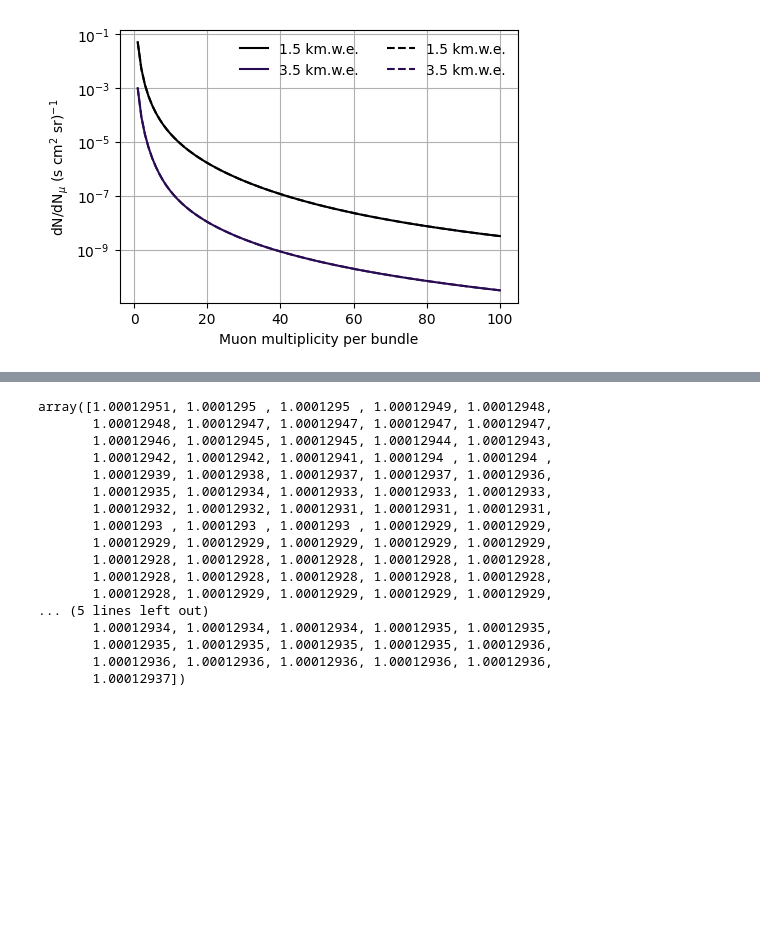
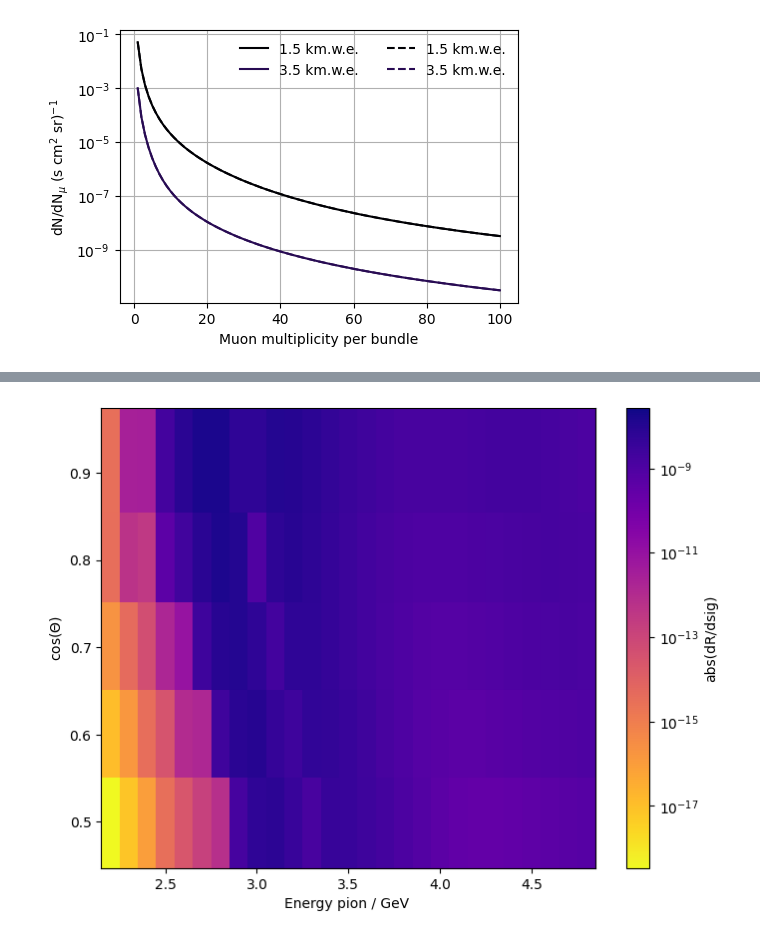
Before and after one commit to karohymon/cs-analysis, a Jupyter notebook: IceCube_diffuse_underground_bundles/sensitivity_per_ebin.ipynb, the cells around one changed output, grey strips where cells are left out. Drawn from its saved outputs; the diff is of its cells as text; code cells hidden in the pictures; blank space fills up the shorter version.

```diff
--- a/IceCube_diffuse_underground_bundles/sensitivity_per_ebin.ipynb
+++ b/IceCube_diffuse_underground_bundles/sensitivity_per_ebin.ipynb
@@ -466,20 +490,33 @@ KeyError: "Invalid key: (2212, 1.01, 1.0, 4.95, None), available keys: [(2212, 1
-# %%
-ratio
-# %% [output]
-array([1.00012951, 1.0001295 , 1.0001295 , 1.00012949, 1.00012948,
-       1.00012948, 1.00012947, 1.00012947, 1.00012947, 1.00012947,
-       1.00012946, 1.00012945, 1.00012945, 1.00012944, 1.00012943,
-       1.00012942, 1.00012942, 1.00012941, 1.0001294 , 1.0001294 ,
-       1.00012939, 1.00012938, 1.00012937, 1.00012937, 1.00012936,
-       1.00012935, 1.00012934, 1.00012933, 1.00012933, 1.00012933,
-       1.00012932, 1.00012932, 1.00012931, 1.00012931, 1.00012931,
-       1.0001293 , 1.0001293 , 1.0001293 , 1.00012929, 1.00012929,
-       1.00012929, 1.00012929, 1.00012929, 1.00012929, 1.00012929,
-       1.00012928, 1.00012928, 1.00012928, 1.00012928, 1.00012928,
-       1.00012928, 1.00012928, 1.00012928, 1.00012928, 1.00012928,
-       1.00012928, 1.00012929, 1.00012929, 1.00012929, 1.00012929,
-... (5 lines left out)
-       1.00012934, 1.00012934, 1.00012934, 1.00012935, 1.00012935,
-       1.00012935, 1.00012935, 1.00012935, 1.00012935, 1.00012936,
-       1.00012936, 1.00012936, 1.00012936, 1.00012936, 1.00012936,
-       1.00012937])
+# %%
+from matplotlib.colors import LogNorm
+z = np.abs(dRdsig_15_cs101)
+z_min = np.min(z)
+z_max = np.max(z)
+
+
+# Calculate the first and last bin edges
+angle_edges = np.zeros(len(angles) + 1)
+angle_edges[0] = angles[0] - (angles[1] - angles[0]) / 2
+angle_edges[-1] = angles[-1] + (angles[-1] - angles[-2]) / 2
+
+# Calculate edges for the interior bins
+for i in range(1, len(angles)):
+    angle_edges[i] = (angles[i-1] + angles[i]) / 2
+
+plt.figure(figsize=(8, 6))
+plt.pcolormesh(e0_values[:-1],  np.cos(np.deg2rad(angle_edges)), z.T, cmap='plasma_r',
+               norm=LogNorm(vmin=z_min, vmax=z_max), shading='auto')
+
+# Add color bar with logarithmic scale and set the min/max values
+cbar = plt.colorbar(label="abs(dR/dsig)", norm=LogNorm(vmin=z_min, vmax=z_max))
+
+# Set labels
+plt.xlabel('Energy pion / GeV ')
+plt.ylabel('cos($\Theta$)')
+
+
+# Display the plot
+plt.savefig(plot_dir + '2D_dRdsig_angle_energy_ebintest_d1.5km.png')
+plt.show()
+# %% [output]
+[figure, added]
```
Also changed, not shown: parts of 8 cells of this notebook.
